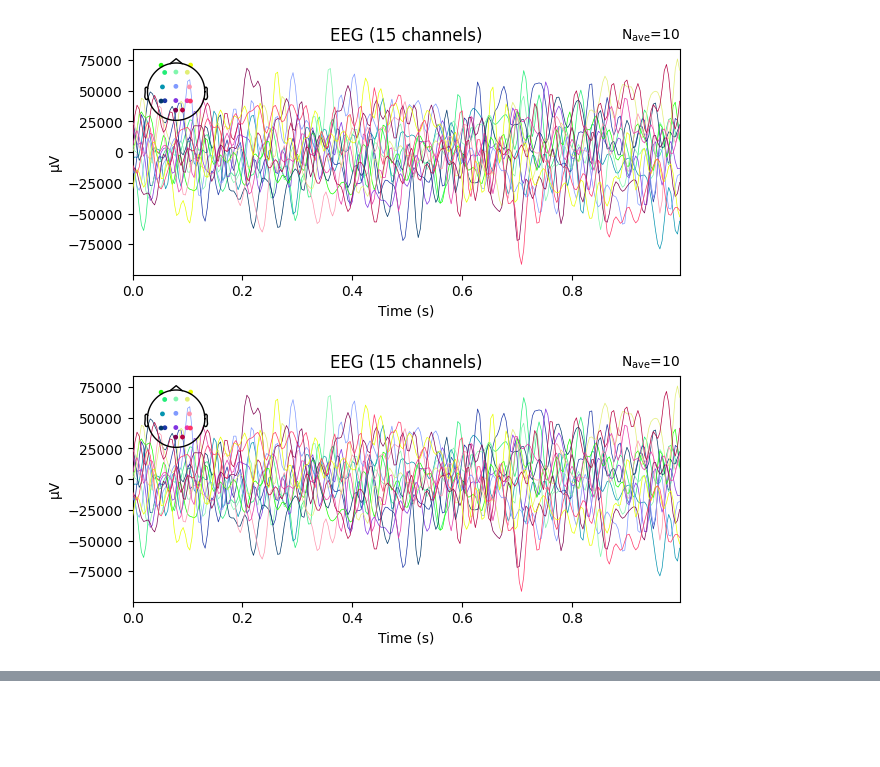
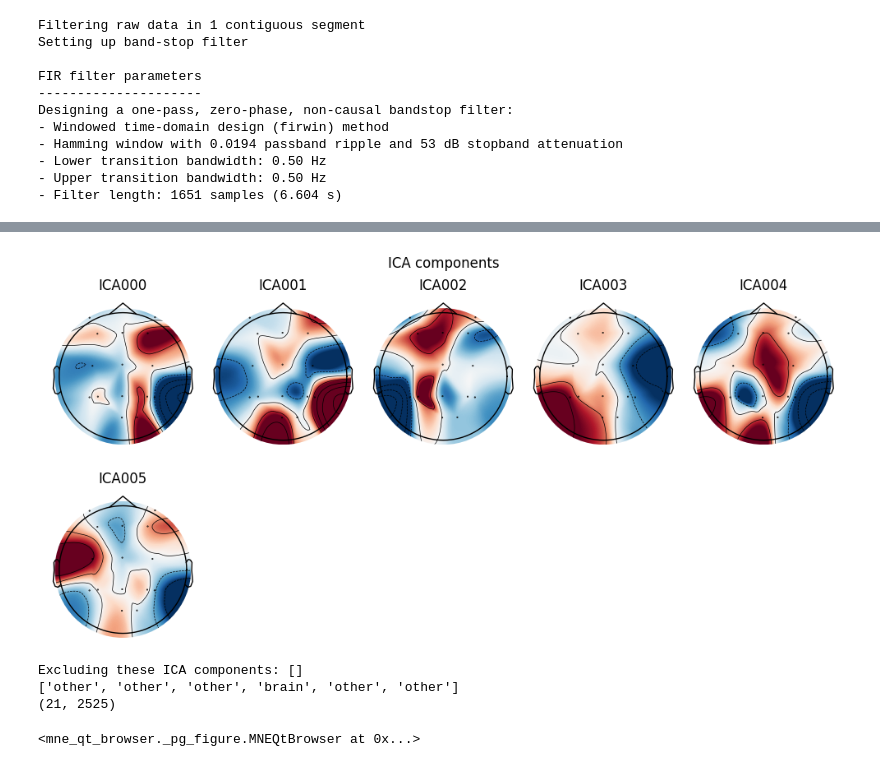
Before and after one commit to Al-del/Pipeline, a Jupyter notebook: Pipeline.ipynb, the cells around one changed output, grey strips where cells are left out. Cells and saved outputs as stored; diff of their text form; code cells hidden in the pictures; blank space fills up the shorter version.

```diff
--- a/Pipeline.ipynb
+++ b/Pipeline.ipynb
@@ -33,7 +33,6 @@ class pipeliune:
         self.raw = raw
         self.fs = fs
         self.cutoff = cutoff
-
     def butter_highpass_filter(self, order=5):
         filt_raw = self.raw.copy().filter(l_freq=1.0, h_freq=None)
         return filt_raw
@@ -61,9 +60,18 @@ class pipeliune:
         raw_ica_applied = ica.apply(filt_raw.copy())
 
         ic_labels = mne_icalabel.label_components(raw_ica_applied, ica, method="iclabel")
+        #Plot the ica components
+        ica.plot_components()
+        labels = ic_labels["labels"]
+        exclude_idx = [
+            idx for idx, label in enumerate(labels) if label not in ["brain", "other"]
+        ]
+        print(f"Excluding these ICA components: {exclude_idx}")
         print(ic_labels["labels"])
         print(raw_ica_applied.get_data().shape)
-        return ica, raw_ica_applied
+        reconst_raw = self.raw.copy()
+        ica.apply(reconst_raw, exclude=exclude_idx)
+        return ica, reconst_raw
     def windowing(self):
         ica,raw_ica_applied=self.IC_label()
         window_size = 1
@@ -108,5 +95,14 @@ Designing a one-pass, zero-phase, non-causal bandstop filter:
-# %%
-a.average().plot()
-# %% [output]
-[figure, removed]
-[figure, removed]
+# %%
+a,b=pip.IC_label()
+# %% [output]
+Filtering raw data in 1 contiguous segment
+Setting up band-stop filter
+
+FIR filter parameters
+---------------------
+Designing a one-pass, zero-phase, non-causal bandstop filter:
+- Windowed time-domain design (firwin) method
+- Hamming window with 0.0194 passband ripple and 53 dB stopband attenuation
+- Lower transition bandwidth: 0.50 Hz
+- Upper transition bandwidth: 0.50 Hz
+- Filter length: 1651 samples (6.604 s)
@@ -112,0 +115,4 @@ a.average().plot()
+[figure, added]
+Excluding these ICA components: []
+['other', 'other', 'other', 'brain', 'other', 'other']
+(21, 2525)
@@ -112,0 +122,4 @@ a.average().plot()
+# %%
+a.plot_sources(b, show_scrollbars=False, show=True)
+# %% [output]
+<mne_qt_browser._pg_figure.MNEQtBrowser at 0x...>
```
Also changed, not shown: parts of 5 cells of this notebook.
